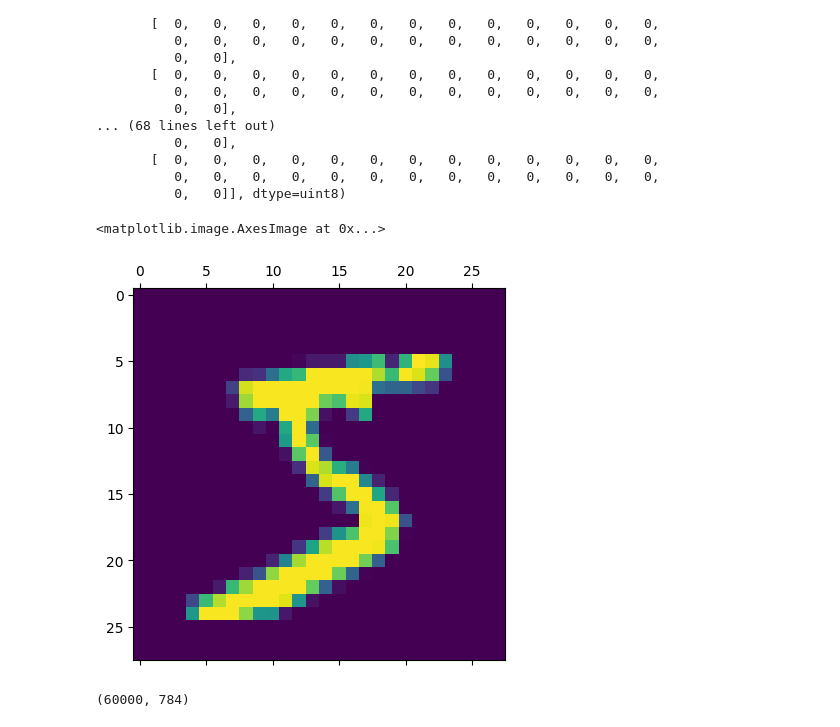
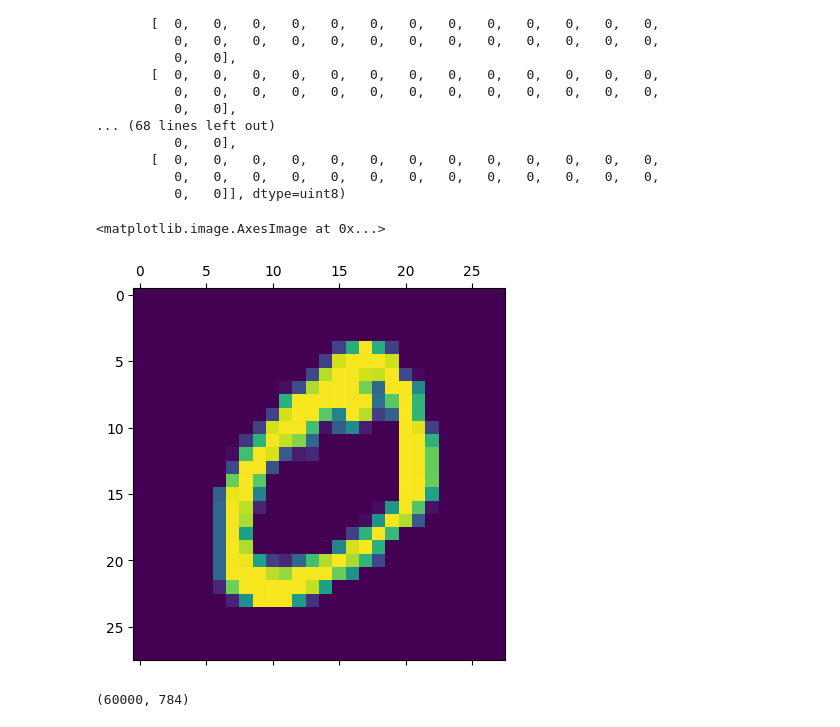
Before and after one commit to yugal82/Deep-Learning, a Jupyter notebook: handwritten_digits.ipynb, the cells around one changed output. Saved outputs shown, nothing was run; the diff lists cells and outputs as text; code cells hidden in the pictures.

```diff
--- a/handwritten_digits.ipynb
+++ b/handwritten_digits.ipynb
@@ -38,10 +38,10 @@ array([[  0,   0,   0,   0,   0,   0,   0,   0,   0,   0,   0,   0,   0,
           0,   0,   0,   0,   0,   0,   0,   0,   0,   0,   0,   0,   0,
           0,   0]], dtype=uint8)
 # %%
-plt.matshow(X_train[0])
+plt.matshow(X_train[1])
 # %% [output]
 <matplotlib.image.AxesImage at 0x...>
-[figure, old version]
+[figure, new version]
 # %%
 # we scale the dataset inorder to make the data more robust and the model can generate high accuracy scores.
 X_train = X_train/255
```
Also changed, not shown: parts of 10 cells of this notebook.
